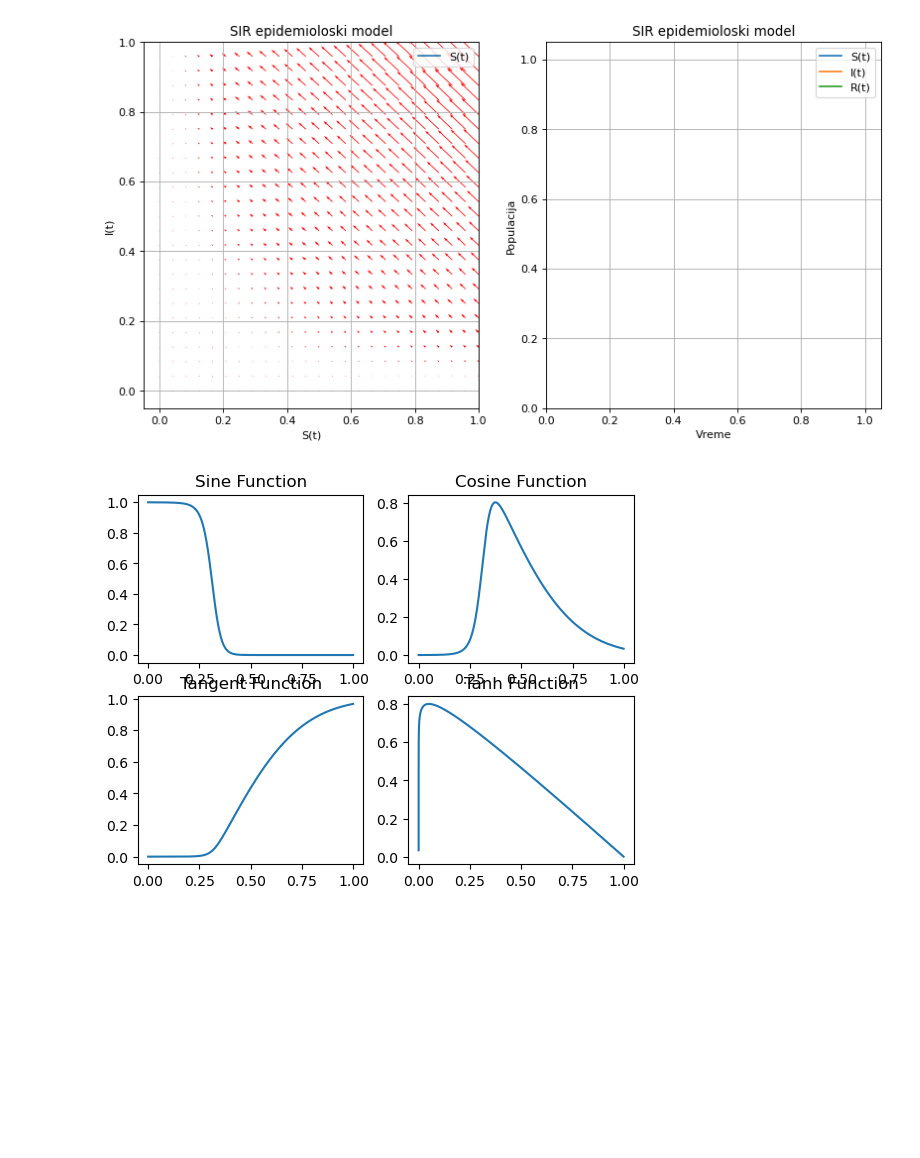
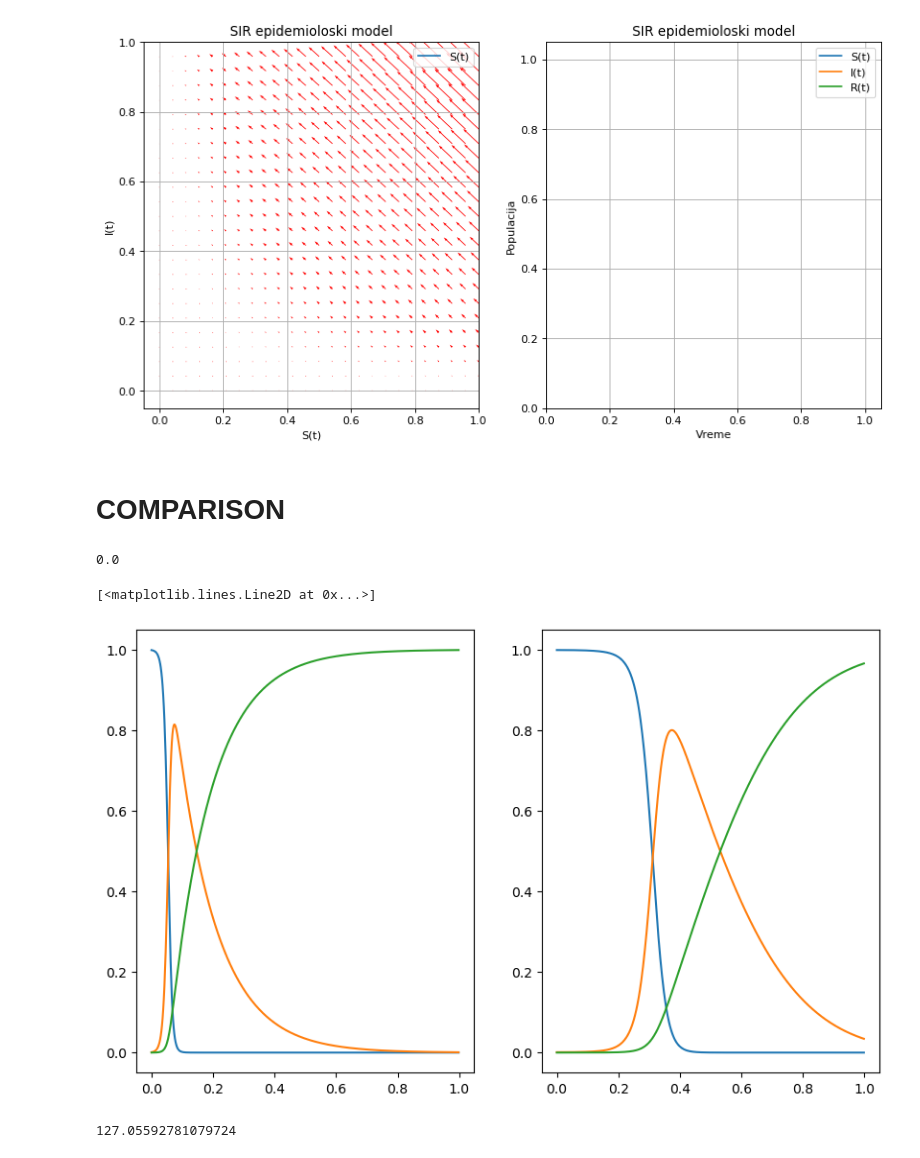
Before and after one commit to ZmijaZ/SIR-model, a Jupyter notebook: Numerical.ipynb, the cells around one changed output. Saved outputs shown, nothing was run; the diff lists cells and outputs as text; code cells hidden in the pictures; blank space fills up the shorter version.

Commit message:
Plotting: Difference between numerical and analytical

```diff
--- a/Numerical.ipynb
+++ b/Numerical.ipynb
@@ -82,7 +82,10 @@ beta = 0.3
 gamma = 0.015
 h = 0.002
 num_iters = 500
-Ss, Is, Rs, ts = SIR_model(num_iters, beta, gamma, 1, 0.001, 0, 0, h)
+S0 = 0.999
+I0 = 0.001
+R0 = 0
+Ss, Is, Rs, ts = SIR_model(num_iters, beta, gamma, S0, I0, R0, 0, h)
 # %%
 plt.figure(figsize = [6, 4])
 plt.plot(ts, Ss, label = "S(t)")
@@ -215,33 +216,40 @@ ani1.save('animation1.gif', fps=30, writer='pillow')
 # plt.plot(Ss, Is)
 # %% [output]
 [figure]
-# %%
-import math
-X = np.arange(0, math.pi*2, 0.05)
-
-# Using built-in trigonometric function we can directly plot
-# the given cosine wave for the given angles
-
-# Initialise the subplot function using number of rows and columns
-figure, axis = plt.subplots(2, 2)
-
-# For Sine Function
-axis[0, 0].plot(ts, Ss)
-axis[0, 0].set_title("Sine Function")
-
-# For Cosine Function
-axis[0, 1].plot(ts, Is)
-axis[0, 1].set_title("Cosine Function")
-
-# For Tangent Function
-axis[1, 0].plot(ts, Rs)
-axis[1, 0].set_title("Tangent Function")
-
-# For Tanh Function
-axis[1, 1].plot(Ss, Is)
-axis[1, 1].set_title("Tanh Function")
-
-# Combine all the operations and display
-plt.show()
-# %% [output]
-[figure, removed]
+# %% [markdown]
+# COMPARISON
+# %%
+S = np.zeros(num_iters)
+I = np.zeros(num_iters)
+R = np.zeros(num_iters)
+t = np.arange(num_iters)*h
+
+S[0] = S0
+I[0] = I0
+R[0] = R0
+# %%
+S[490]
+# %% [output]
+0.0
+# %%
+for i in range(num_iters-1):
+    N = S[i] + I[i] + R[i]
+    S[i+1] = S[i] - beta*(S[i]*I[i])/N
+    I[i+1] = I[i] + (beta*S[i]*I[i]-gamma*I[i])/N
+    R[i+1] = R[i] + (gamma*I[i])
+# %%
+fig, axis= plt.subplots(1, 2, figsize = (10, 6))
+axis[0].plot(t, S)
+axis[0].plot(t, I)
+axis[0].plot(t, R)
+
+axis[1].plot(ts, Ss)
+axis[1].plot(ts, Is)
+axis[1].plot(ts, Rs)
+# %% [output]
+[<matplotlib.lines.Line2D at 0x...>]
+[figure, added]
+# %%
+sum([abs(x-y) for x, y in zip(Ss, S)])
+# %% [output]
+127.05592781079724
```
Also changed, not shown: parts of 2 cells of this notebook, 1 other file.
